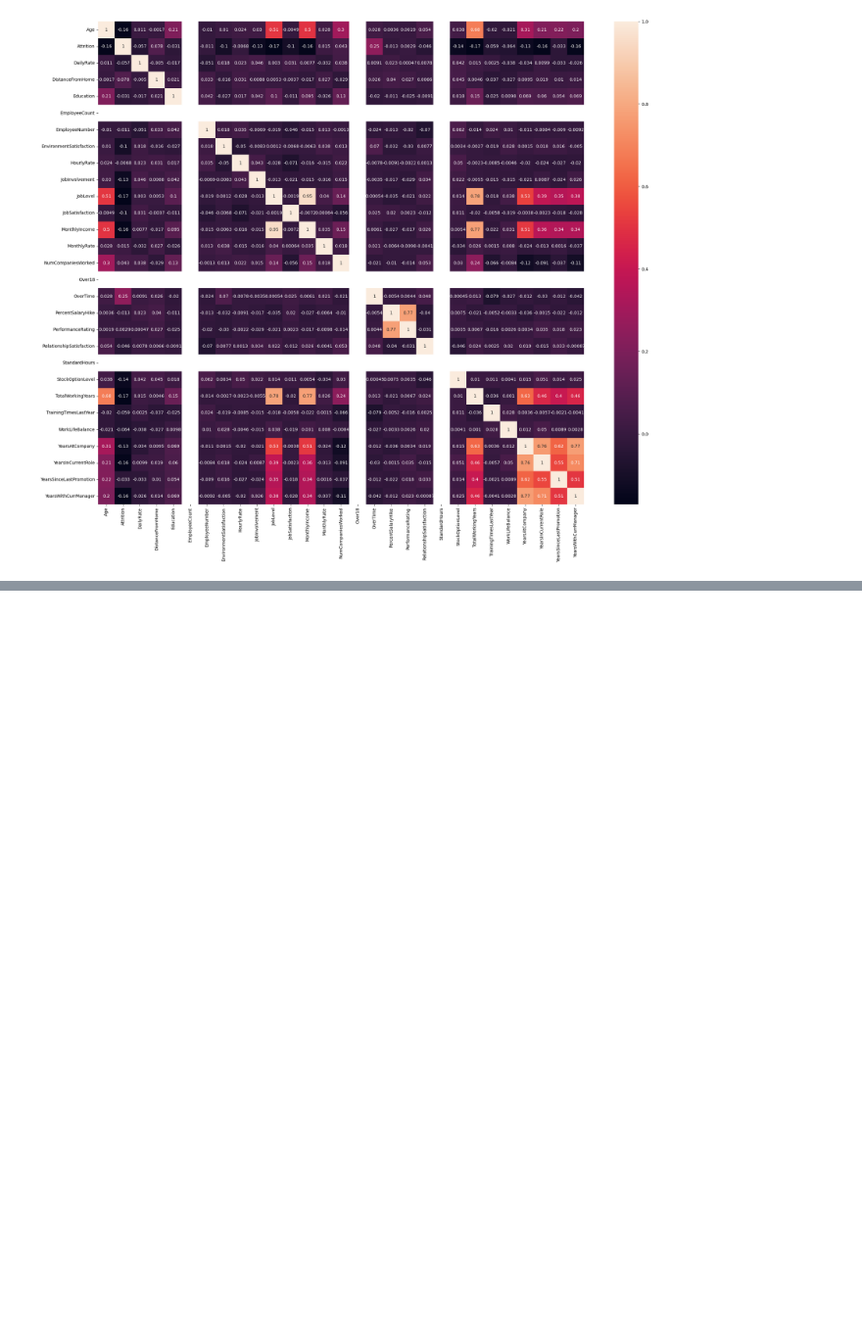
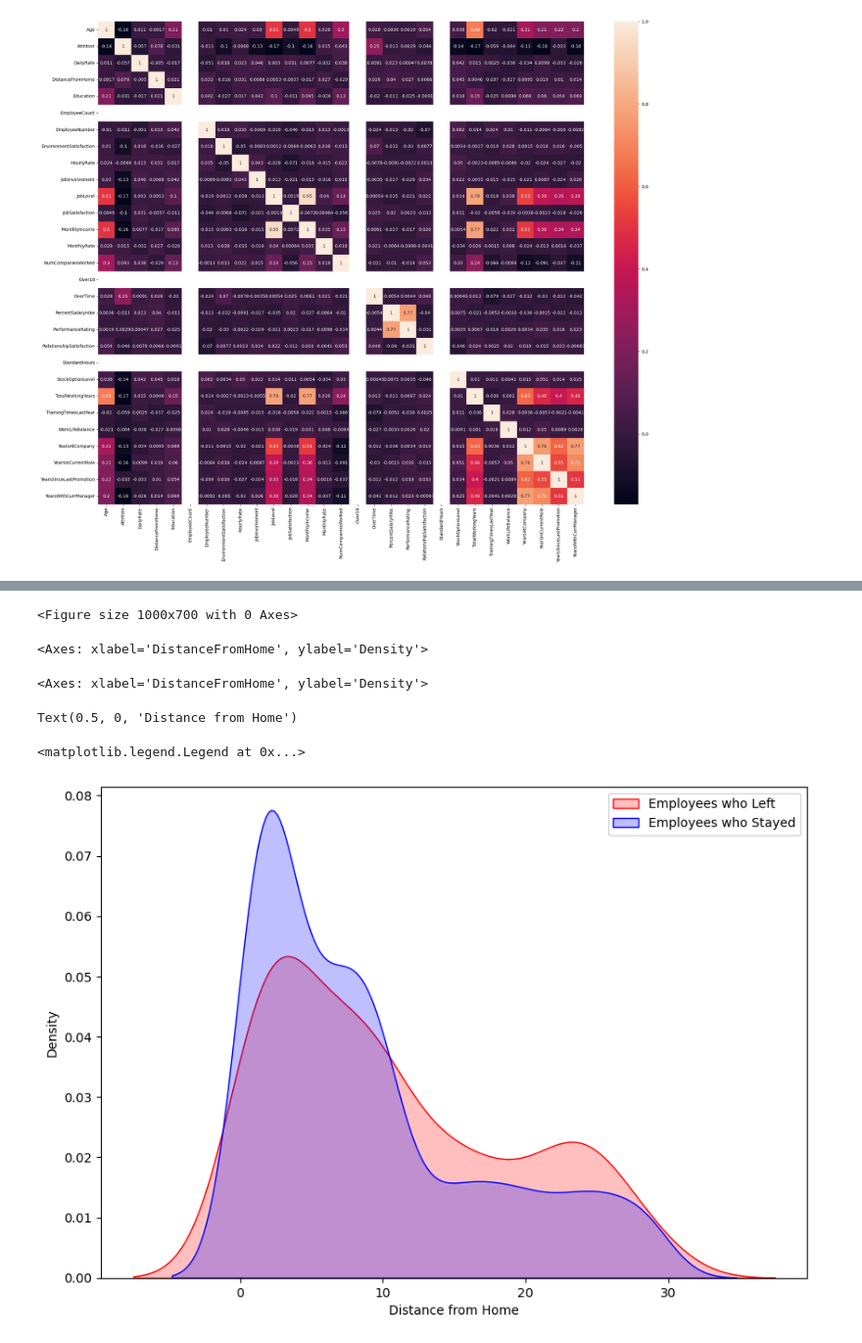
Before and after one commit to mattyapers/Data-Science, a Jupyter notebook: HR Model.ipynb, the cells around one changed output, grey strips where cells are left out. Shown at 98% size. Cells and saved outputs as stored; diff of their text form; code cells hidden in the pictures; blank space fills up the shorter version.

```diff
--- a/HR Model.ipynb
+++ b/HR Model.ipynb
@@ -258,0 +311,14 @@ plt.show()
+# %%
+plt.figure(figsize=(10,7))
+sns.kdeplot(left_df['DistanceFromHome'], label = 'Employees who Left', fill = True, color = 'r')
+sns.kdeplot(stayed_df['DistanceFromHome'], label = 'Employees who Stayed', fill = True, color = 'b')
+plt.xlabel('Distance from Home')
+plt.legend()
+plt.show()
+# %% [output]
+<Figure size 1000x700 with 0 Axes>
+<Axes: xlabel='DistanceFromHome', ylabel='Density'>
+<Axes: xlabel='DistanceFromHome', ylabel='Density'>
+Text(0.5, 0, 'Distance from Home')
+<matplotlib.legend.Legend at 0x...>
+[figure, added]
```
Also changed, not shown: parts of 11 cells of this notebook.
